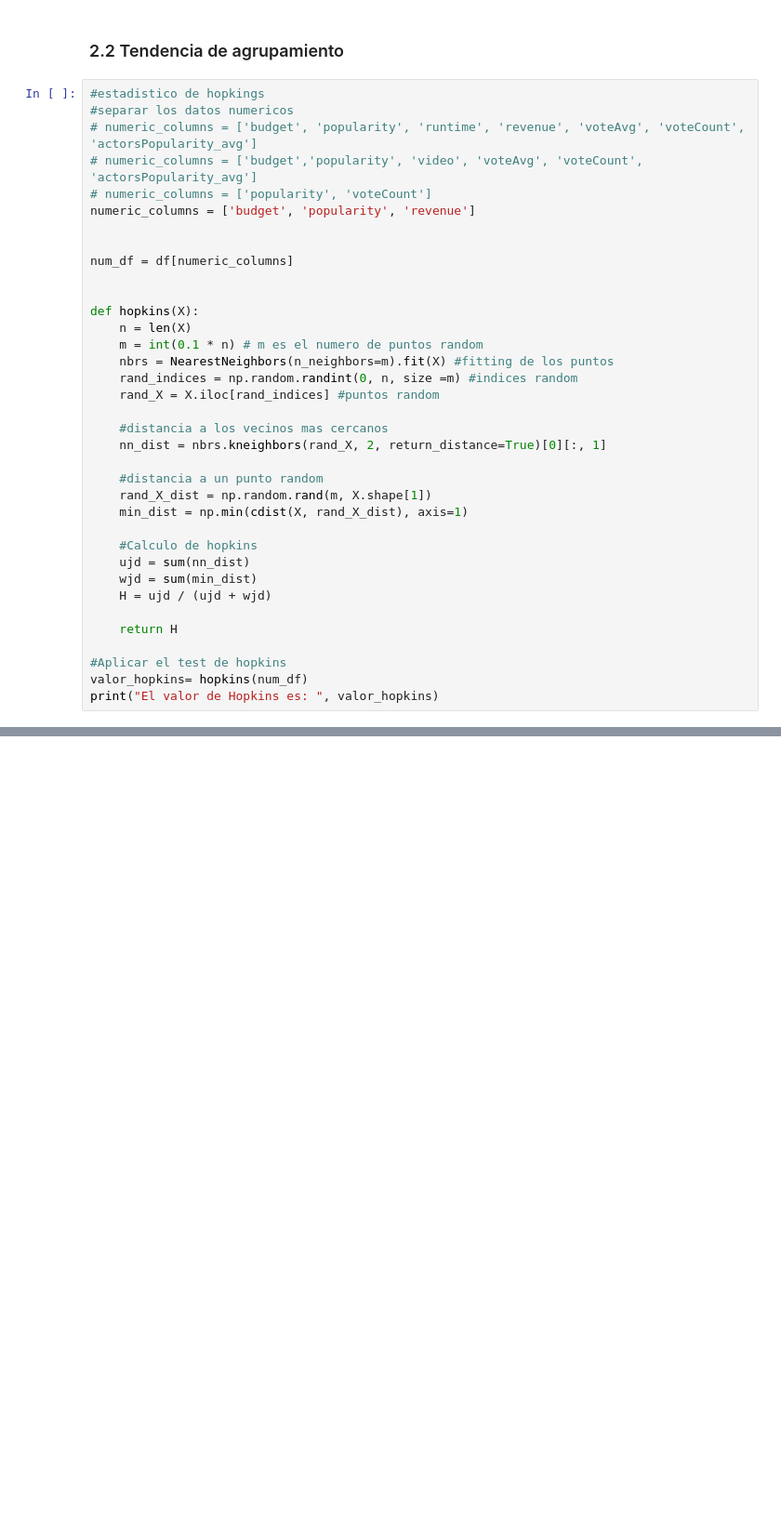
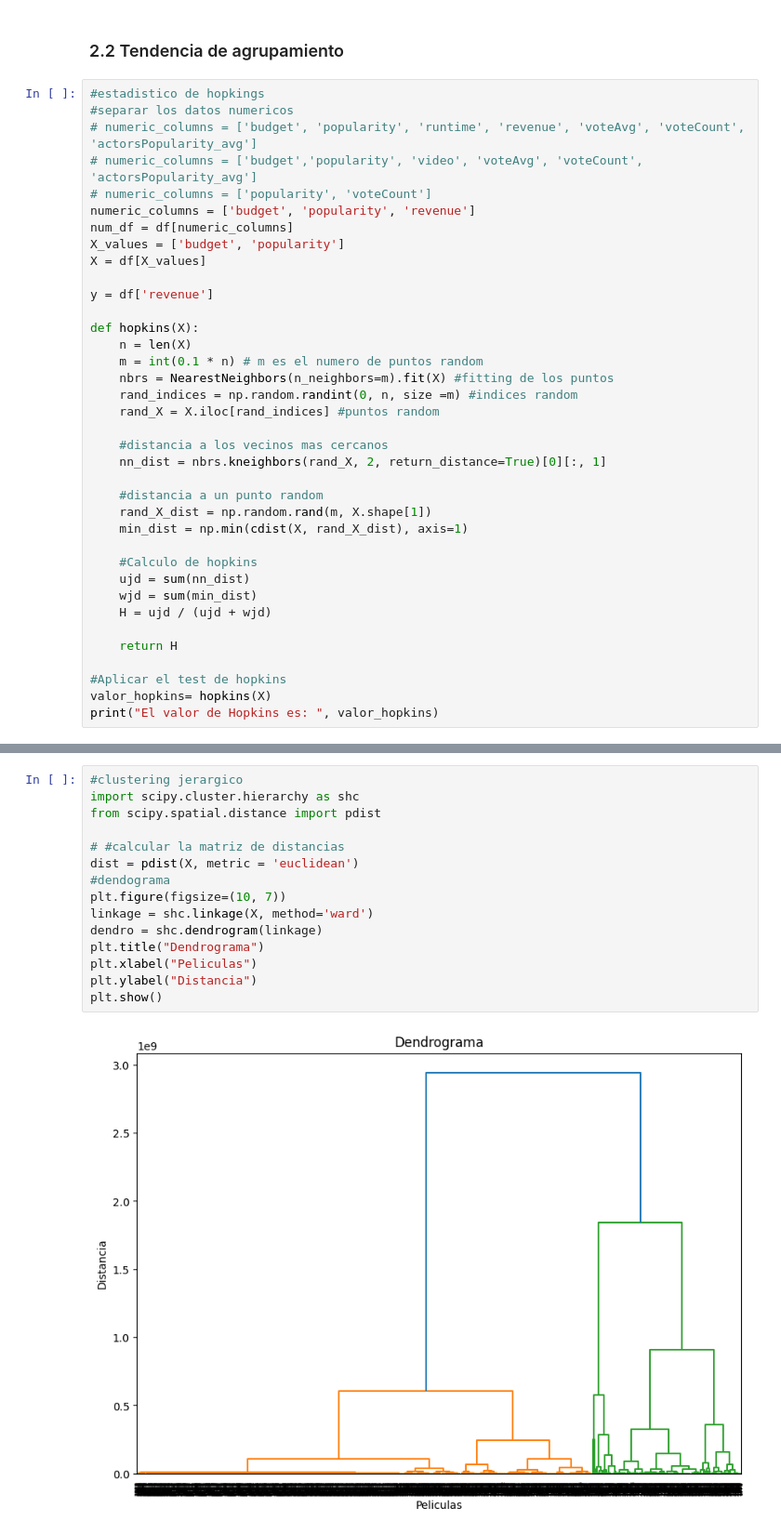
Before and after one commit to angelargd8/HTD2-MDD, a Jupyter notebook: main.ipynb, the cells around one changed output, grey strips where cells are left out. Shown: that part at 93% size. Cells and saved outputs as stored; diff of their text form; blank space fills up the shorter version.

```diff
--- a/main.ipynb
+++ b/main.ipynb
@@ -346,10 +362,11 @@ Es importante notar que runtime, tiene datos negativos, porque estan normalizado
 # numeric_columns = ['budget','popularity', 'video', 'voteAvg', 'voteCount', 'actorsPopularity_avg']
 # numeric_columns = ['popularity', 'voteCount']
 numeric_columns = ['budget', 'popularity', 'revenue']
+num_df = df[numeric_columns]
+X_values = ['budget', 'popularity']
+X = df[X_values]
 
-
-num_df = df[numeric_columns]
-
+y = df['revenue']
 
 def hopkins(X):
     n = len(X)
@@ -373,6 +390,6 @@ def hopkins(X):
     return H
 
 #Aplicar el test de hopkins
-valor_hopkins= hopkins(num_df)
+valor_hopkins= hopkins(X)
 print("El valor de Hopkins es: ", valor_hopkins)
 # %% [output]
@@ -395,0 +475,17 @@ plt.show()
+# %%
+#clustering jerargico
+import scipy.cluster.hierarchy as shc
+from scipy.spatial.distance import pdist
+
+# #calcular la matriz de distancias
+dist = pdist(X, metric = 'euclidean')
+#dendograma
+plt.figure(figsize=(10, 7))
+linkage = shc.linkage(X, method='ward')
+dendro = shc.dendrogram(linkage)
+plt.title("Dendrograma")
+plt.xlabel("Peliculas")
+plt.ylabel("Distancia")
+plt.show()
+# %% [output]
+[figure, added]
```
Also changed, not shown: parts of 23 cells of this notebook.
